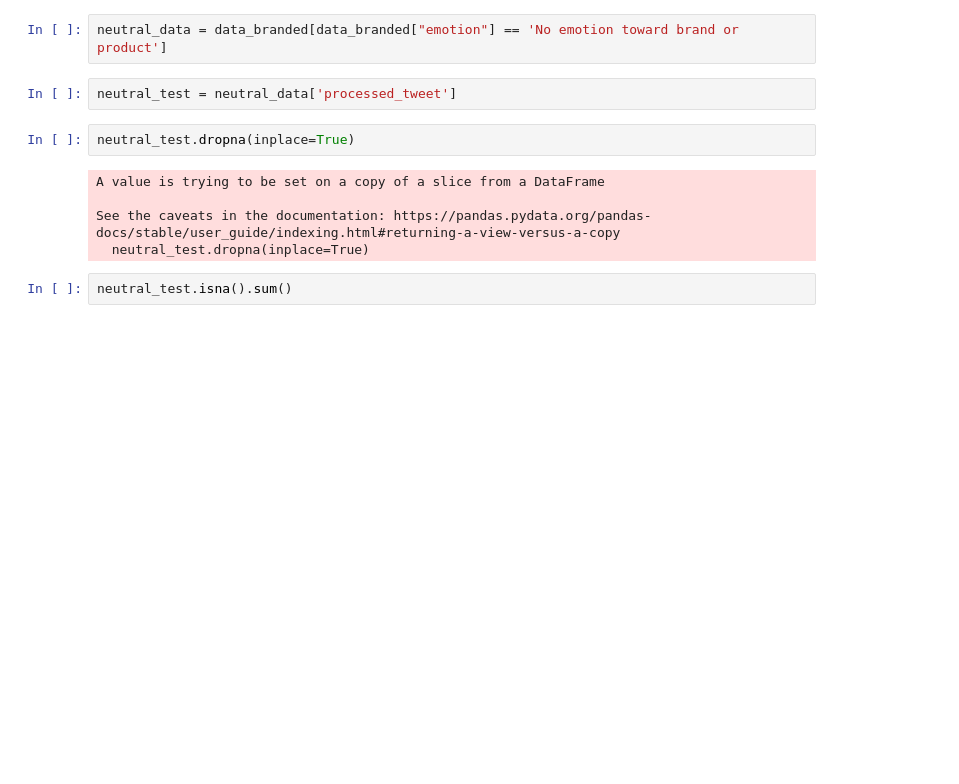
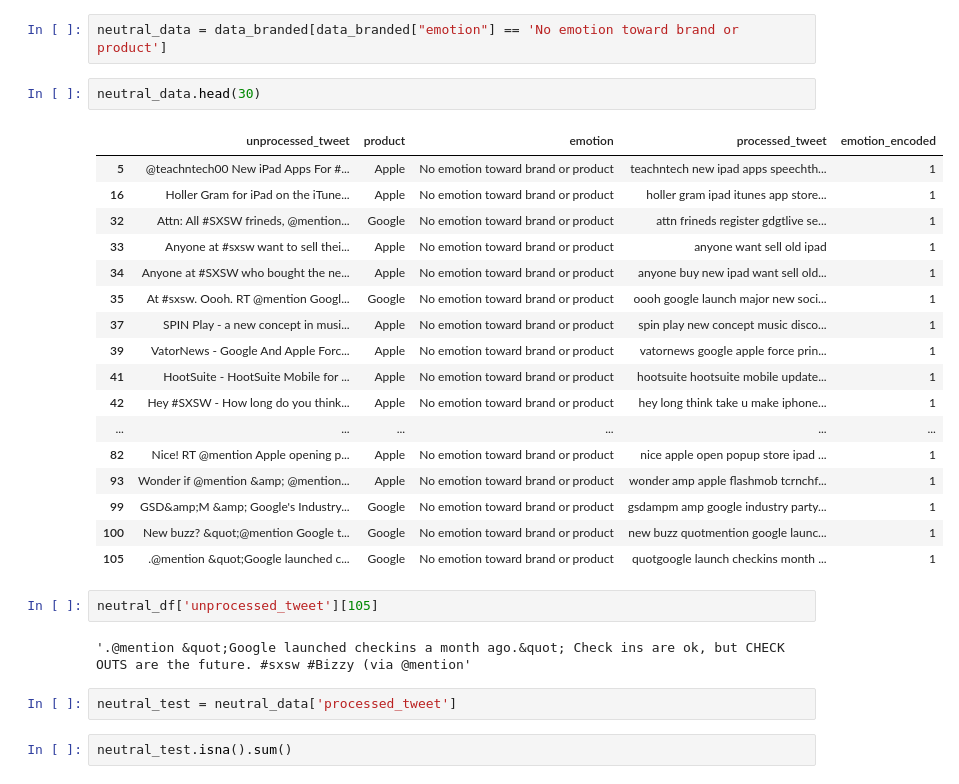
Before and after one commit to aungsias/TwitterNLP, a Jupyter notebook: Michael Scratch Notebook.ipynb, the cells around one changed output. Saved outputs shown, nothing was run; the diff lists cells and outputs as text; blank space fills up the shorter version.

```diff
--- a/Michael Scratch Notebook.ipynb
+++ b/Michael Scratch Notebook.ipynb
@@ -972,15 +683,32 @@ dtype: int64
 data_branded.dropna(inplace=True)
 # %%
 neutral_data = data_branded[data_branded["emotion"] == 'No emotion toward brand or product']
+# %%
+neutral_data.head(30)
+# %% [output]
+|  | unprocessed_tweet | product | emotion | processed_tweet | emotion_encoded |
+| 5 | @teachntech00 New iPad Apps For #... | Apple | No emotion toward brand or product | teachntech new ipad apps speechth... | 1 |
+| 16 | Holler Gram for iPad on the iTune... | Apple | No emotion toward brand or product | holler gram ipad itunes app store... | 1 |
+| 32 | Attn: All #SXSW frineds, @mention... | Google | No emotion toward brand or product | attn frineds register gdgtlive se... | 1 |
+| 33 | Anyone at #sxsw want to sell thei... | Apple | No emotion toward brand or product | anyone want sell old ipad | 1 |
+| 34 | Anyone at #SXSW who bought the ne... | Apple | No emotion toward brand or product | anyone buy new ipad want sell old... | 1 |
+| 35 | At #sxsw. Oooh. RT @mention Googl... | Google | No emotion toward brand or product | oooh google launch major new soci... | 1 |
+| 37 | SPIN Play - a new concept in musi... | Apple | No emotion toward brand or product | spin play new concept music disco... | 1 |
+| 39 | VatorNews - Google And Apple Forc... | Apple | No emotion toward brand or product | vatornews google apple force prin... | 1 |
+| 41 | HootSuite - HootSuite Mobile for ... | Apple | No emotion toward brand or product | hootsuite hootsuite mobile update... | 1 |
+| 42 | Hey #SXSW - How long do you think... | Apple | No emotion toward brand or product | hey long think take u make iphone... | 1 |
+| ... | ... | ... | ... | ... | ... |
+| 82 | Nice! RT @mention Apple opening p... | Apple | No emotion toward brand or product | nice apple open popup store ipad ... | 1 |
+| 93 | Wonder if @mention &amp; @mention... | Apple | No emotion toward brand or product | wonder amp apple flashmob tcrnchf... | 1 |
+| 99 | GSD&amp;M &amp; Google's Industry... | Google | No emotion toward brand or product | gsdampm amp google industry party... | 1 |
+| 100 | New buzz? &quot;@mention Google t... | Google | No emotion toward brand or product | new buzz quotmention google launc... | 1 |
+| 105 | .@mention &quot;Google launched c... | Google | No emotion toward brand or product | quotgoogle launch checkins month ... | 1 |
+# %%
+neutral_df['unprocessed_tweet'][105]
+# %% [output]
+'.@mention &quot;Google launched checkins a month ago.&quot; Check ins are ok, but CHECK OUTS are the future. #sxsw #Bizzy (via @mention'
 # %%
 neutral_test = neutral_data['processed_tweet']
-# %%
-neutral_test.dropna(inplace=True)
-# %% [output]
-A value is trying to be set on a copy of a slice from a DataFrame
-
-See the caveats in the documentation: https://pandas.pydata.org/pandas-docs/stable/user_guide/indexing.html#returning-a-view-versus-a-copy
-  neutral_test.dropna(inplace=True)
 # %%
 neutral_test.isna().sum()
 # %% [output]
```
Also changed, not shown: parts of 56 cells of this notebook, 1 other file.
